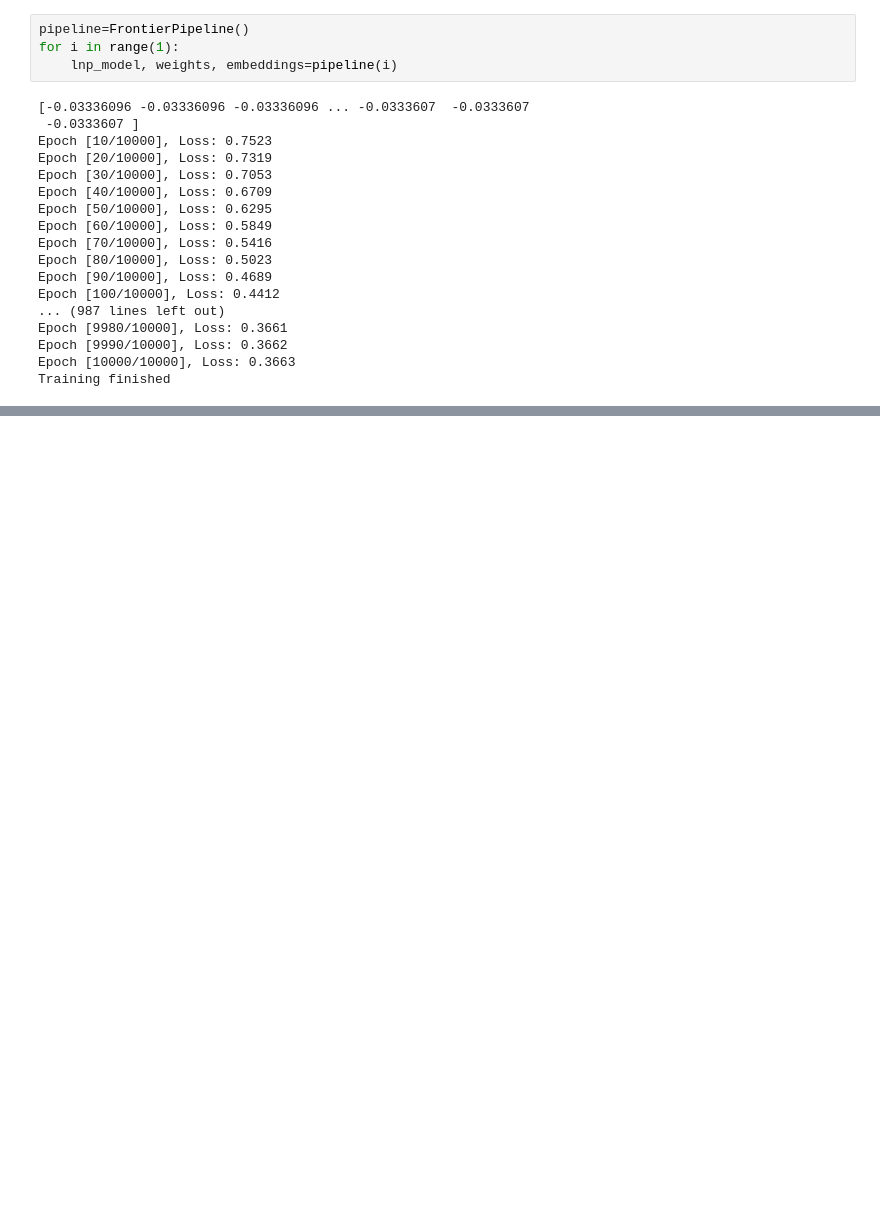
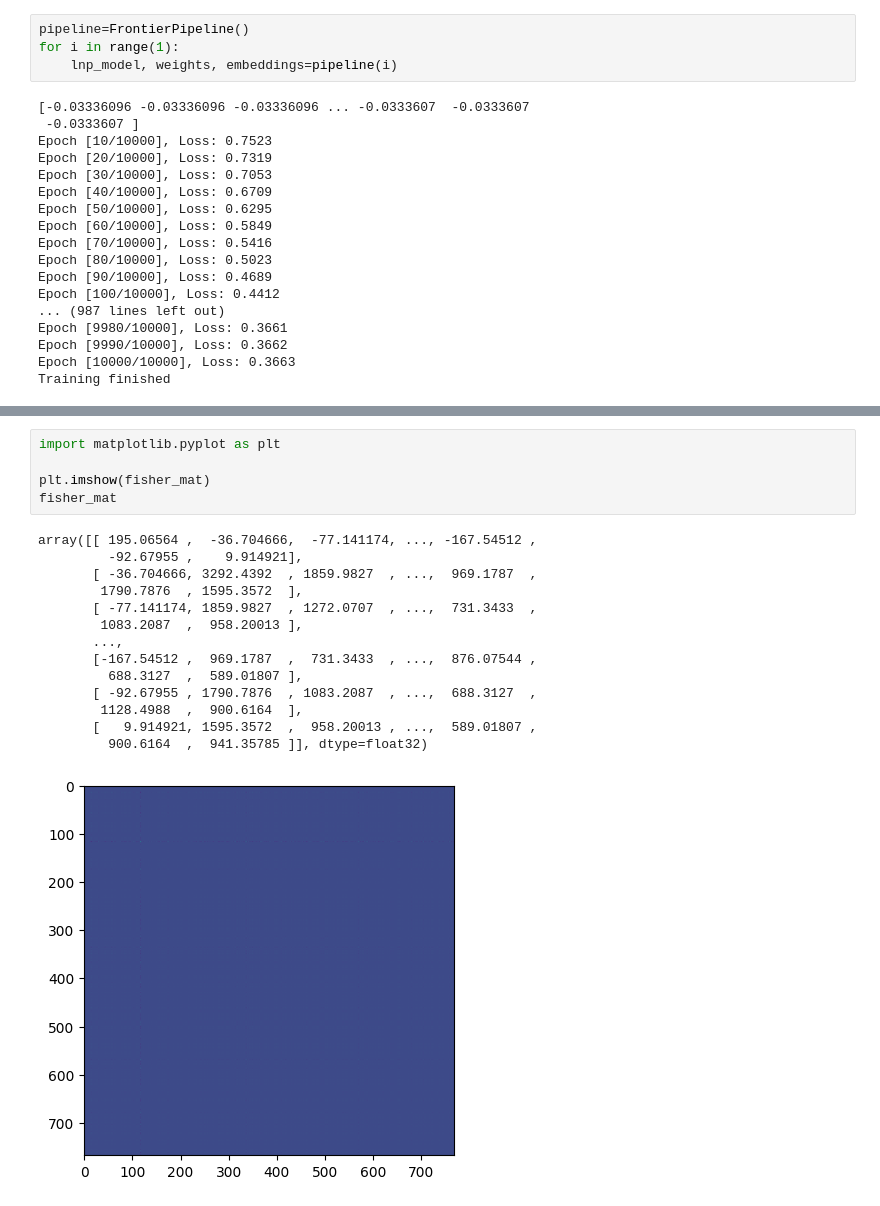
Before and after one commit to mariakesa/NeuroGarage, a Jupyter notebook: pipeline2/test_code.ipynb, the cells around one changed output, grey strips where cells are left out. Cells and saved outputs as stored; diff of their text form; blank space fills up the shorter version.

```diff
--- a/pipeline2/test_code.ipynb
+++ b/pipeline2/test_code.ipynb
@@ -162,0 +157,20 @@ array([[ 175559.08 ,  -33034.2  ,  -69427.055, ..., -150790.61 ,
+# %%
+import matplotlib.pyplot as plt
+
+plt.imshow(fisher_mat)
+fisher_mat
+# %% [output]
+array([[ 195.06564 ,  -36.704666,  -77.141174, ..., -167.54512 ,
+         -92.67955 ,    9.914921],
+       [ -36.704666, 3292.4392  , 1859.9827  , ...,  969.1787  ,
+        1790.7876  , 1595.3572  ],
+       [ -77.141174, 1859.9827  , 1272.0707  , ...,  731.3433  ,
+        1083.2087  ,  958.20013 ],
+       ...,
+       [-167.54512 ,  969.1787  ,  731.3433  , ...,  876.07544 ,
+         688.3127  ,  589.01807 ],
+       [ -92.67955 , 1790.7876  , 1083.2087  , ...,  688.3127  ,
+        1128.4988  ,  900.6164  ],
+       [   9.914921, 1595.3572  ,  958.20013 , ...,  589.01807 ,
+         900.6164  ,  941.35785 ]], dtype=float32)
+[figure, added]
```
Also changed, not shown: parts of 2 cells of this notebook.
